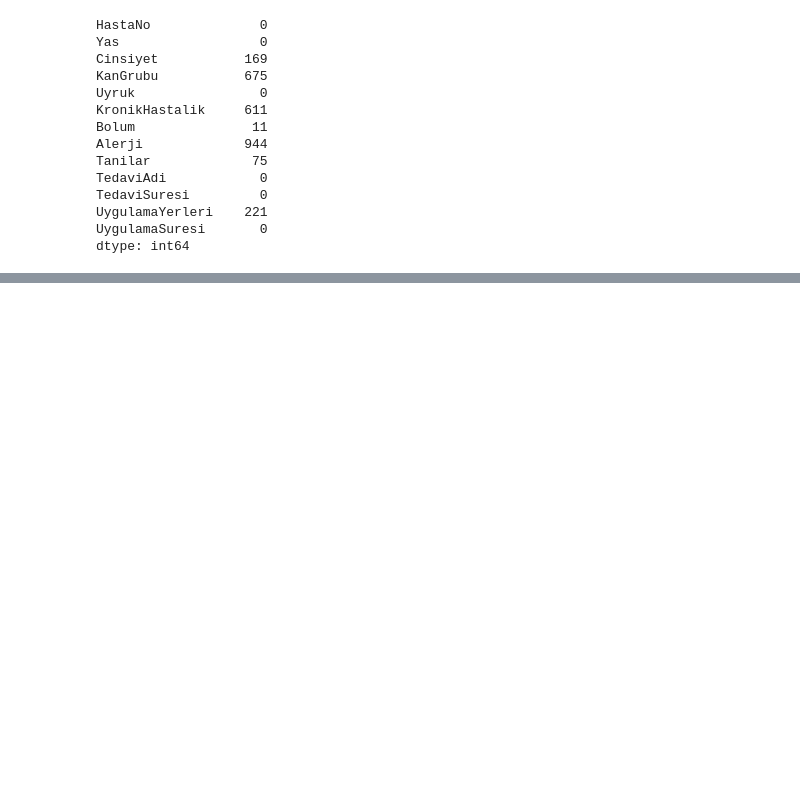
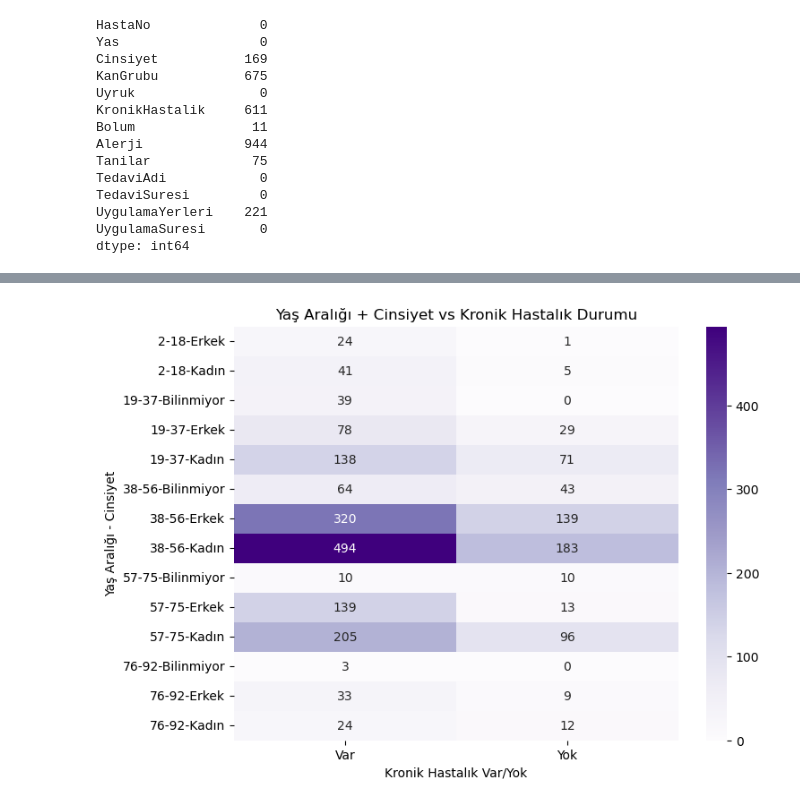
Before and after one commit to silanekin/DataScienceCase, a Jupyter notebook: DataScienceCase.ipynb, the cells around one changed output, grey strips where cells are left out. Cells and saved outputs as stored; diff of their text form; code cells hidden in the pictures; blank space fills up the shorter version.

```diff
--- a/DataScienceCase.ipynb
+++ b/DataScienceCase.ipynb
@@ -82,0 +122,14 @@ dtype: int64
+# %%
+df["KronikVarMi"] = df["KronikHastalik"].apply(lambda x: "Var" if x not in [None, "", "Yok"] else "Yok")
+df["KronikVarMi"] = df["KronikVarMi"].fillna("Yok")
+# %%
+ct = pd.crosstab([df["YasAralik"], df["Cinsiyet"]], df["KronikVarMi"])
+
+plt.figure(figsize=(8,6))
+sns.heatmap(ct, annot=True, fmt="d", cmap="Purples")
+plt.title("Yaş Aralığı + Cinsiyet vs Kronik Hastalık Durumu")
+plt.ylabel("Yaş Aralığı - Cinsiyet")
+plt.xlabel("Kronik Hastalık Var/Yok")
+plt.show()
+# %% [output]
+[figure, added]
```
Also changed, not shown: parts of 9 cells of this notebook, 3 other files.
